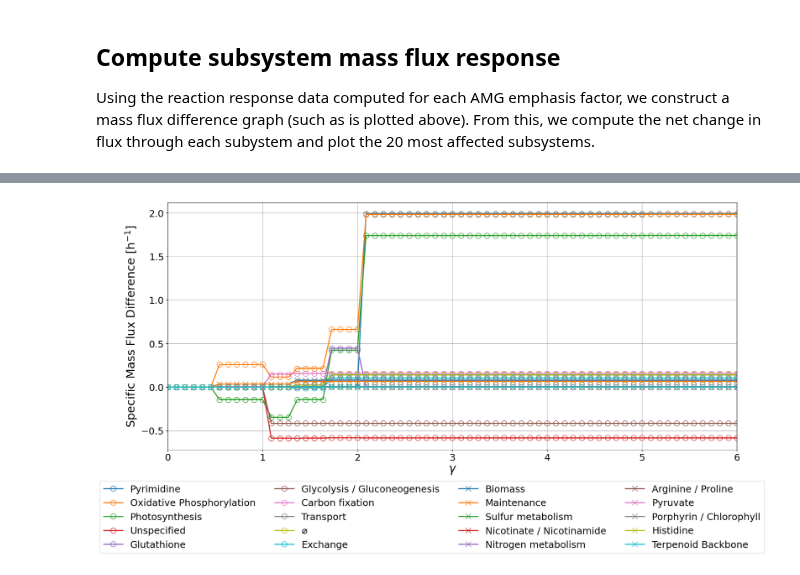
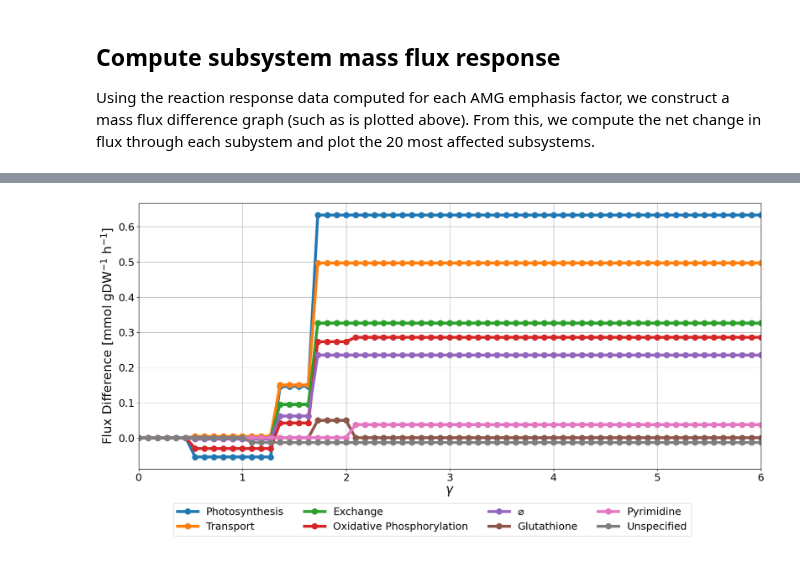
Before and after one commit to NWBRaVE/p-hm2-amgs-in-med4, a Jupyter notebook: emphasis_factor.ipynb, the cells around one changed output, grey strips where cells are left out. Saved outputs shown, nothing was run; the diff lists cells and outputs as text; code cells hidden in the pictures.

Commit message:
initial changes to plots and mass flux graphs

```diff
--- a/emphasis_factor.ipynb
+++ b/emphasis_factor.ipynb
@@ -20,6 +20,8 @@ amg_gene_names = json.loads(open("model_files/amg_gene_map.json").read())
 amg_rxn_names = {k: f"{v}: {k}" for k, v in amg_gene_names.items()}
 # %%
 model = cobra.io.read_sbml_model("./model_files/ProchlorococcusMED4+PHM2v1.xml")
+# %%
+no_mass_masses = {k.id: 1 for k in model.metabolites}
 # %%
 def nearest_ind(df, v):
     return min(range(len(df.index)), key=lambda x: abs(df.index[x] - v))
@@ -196,7 +288,15 @@ We also plot several representative mass flux difference graphs, showing how mas
 # %%
+# import importlib
+# import plotting_utils
+
+# from plotting_utils import draw_graph
+
+# importlib.reload(plotting_utils)
+# from plotting_utils import draw_graph
+
 factor = 6
-scale = 4
-cut = 30 / scale
+scale = 30
+cut = 100 / scale
 g_healthy = gu.subsystem_flux_graph(
     model,
     flux_at_val(baselines, factor),
@@ -249,6 +349,8 @@ for r in range(2):
         if r:
             # if pos is None:
             #     pos = nx.shell_layout(pg)
+            # pos = nx.layout.kamada_kawai_layout(pg)
+            # if pos is None:
             pos = nx.layout.kamada_kawai_layout(pg, weight=None)
             draw_graph(
                 g_diff,
@@ -257,7 +359,7 @@ for r in range(2):
                 manual_relabels=manual_relabels,
                 pos=pos,
                 scale=scale,
-                label_rotation=30,
+                label_rotation=10,
             )
             ax.set_title(f"Healthy vs Infected ($\\gamma$ = {factor})", fontsize=16)
         else:
@@ -322,53 +430,58 @@ sys_diffs_in
 # %%
+sys_diffs_in = {}
+for factor in penalties:
+    g_infected = gu.subsystem_flux_graph(
+        model,
+        flux_at_val(infecteds, factor),
+        masses=no_mass_masses,
+    )
+    g_healthy = gu.subsystem_flux_graph(
+        model,
+        flux_at_val(baselines, factor),
+        masses=no_mass_masses,
+    )
+    g_diff = gu.diff_graph(g_infected, g_healthy)
+    if "AMG Emphasis Factor" in sys_diffs_in:
+        sys_diffs_in["AMG Emphasis Factor"].append(factor)
+    else:
+        sys_diffs_in["AMG Emphasis Factor"] = [factor]
+    for u in g_diff.nodes():
+        deg = g_diff.out_degree(u, weight="weight")
+        if u in sys_diffs_in:
+            sys_diffs_in[u].append(deg / 1000)
+        else:
+            sys_diffs_in[u] = [deg / 1000]
+
+sys_diffs_in = pd.DataFrame(sys_diffs_in)
+sys_diffs_in.columns = [manual_relabels.get(u, u) for u in sys_diffs_in.columns]
+sys_diffs_in.index = sys_diffs_in["AMG Emphasis Factor"]
+sys_diffs_in = sys_diffs_in.drop("AMG Emphasis Factor", axis=1)
 fig, ax = plt.subplots(1, 1, figsize=(17, 8), sharex=True)
+top8sys = sys_diffs_in.abs().max(axis=0).sort_values(ascending=False)[0:8].index
 top10sys = sys_diffs_in.abs().max(axis=0).sort_values(ascending=False)[0:10].index
 next10sys = sys_diffs_in.abs().max(axis=0).sort_values(ascending=False)[10:20].index
-sys_diffs_in[top10sys].plot(
+sys_diffs_in[top8sys].plot(
     ax=ax,
     marker="o",
-    fillstyle="none",
-    linewidth=2,
+    # fillstyle="none",
+    linewidth=5,
     markersize=10,
     legend=False,
 )
-sys_diffs_in[next10sys].plot(
-    ax=ax,
-    marker="x",
-    fillstyle="none",
-    linewidth=2,
-    markersize=10,
-    legend=False,
-)
-# ax = sys_diffs_in[
-#     [
-#         col
-#         for col in sys_diffs_in.columns
-#         if (0.100 >= sys_diffs_in[col].abs().max() > 0.001) or "AMG" in col
-#     ]
-# ].plot(
-#     x="AMG Emphasis Factor",
-#     marker="x",
-#     fillstyle="none",
-#     ax=ax,
-#     legend=False,
-#     linewidth=2,
-#     markersize=10,
-# )
-# ax.set_yscale("symlog", linthresh=0.01)
 ax.tick_params(labelsize=18)
 fig.legend(ncols=4, loc="upper center", bbox_to_anchor=(0.5, 0.05), fontsize=18)
 ax.set_xlim(0, 6)
 ax.set_xlabel("$\\gamma$", fontsize=22)
 ax.set_ylabel(
-    r"Specific Mass Flux Difference [h$^{-1}$]",
+    r"Flux Difference [mmol gDW$^{-1}$ h$^{-1}$]",
     fontsize=22,
 )
 ax.grid(True, which="both")
 
 fig.tight_layout(pad=3.0)
 plt.show()
 # %% [output]
-[figure, old version]
+[figure, new version]
 # %%
 sys_h = {}
 sys_i = {}
```
Also changed, not shown: parts of 10 cells of this notebook, 3 other files.
